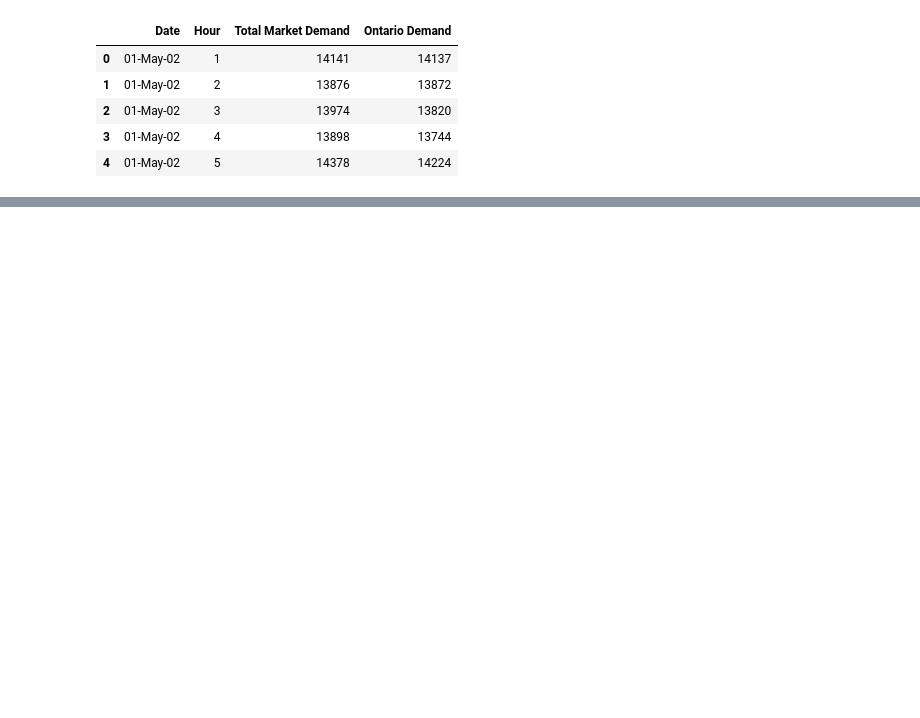
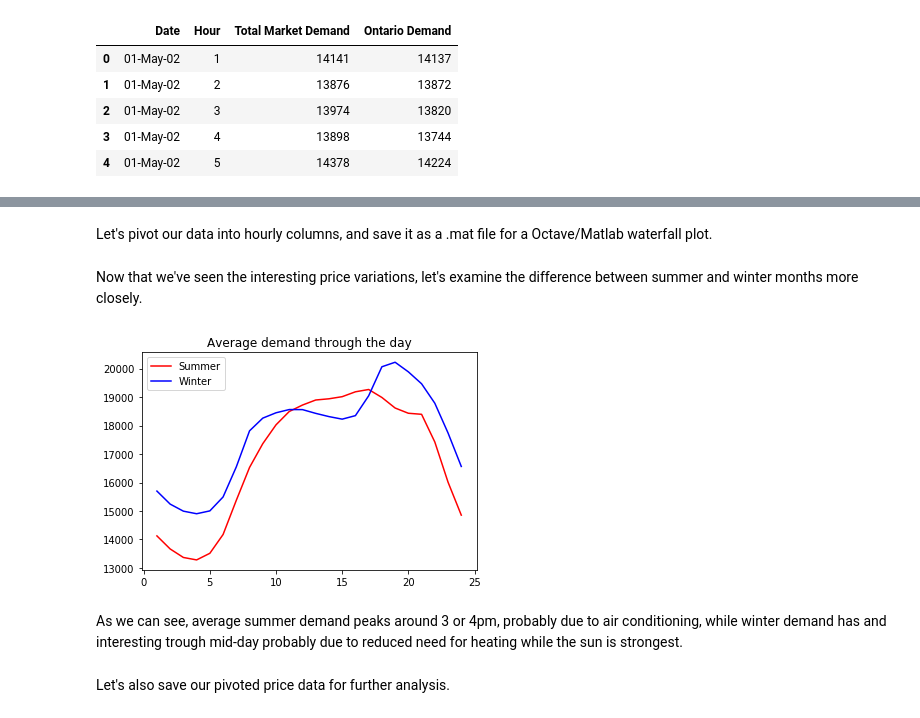
Before and after one commit to ikmckenz/electricity_cyclicality, a Jupyter notebook: OntarioElectricity.ipynb, the cells around one changed output, grey strips where cells are left out. Drawn from its saved outputs; the diff is of its cells as text; code cells hidden in the pictures; blank space fills up the shorter version.

Commit message:
add summer/winter plot to notebook

```diff
--- a/OntarioElectricity.ipynb
+++ b/OntarioElectricity.ipynb
@@ -53,3 +63,5 @@ plt.show()
+# %% [markdown]
+Let's pivot our data into hourly columns, and save it as a .mat file for a Octave/Matlab waterfall plot.
 # %%
 df = demand.copy(deep=True)
 df = parallelize_dataframe(df, to_datetime)
@@ -59,6 +71,28 @@ dates = df.index.strftime("%Y-%m-%d")
 
 scipy.io.savemat('data/z_values.mat', {'mdict': df.values})
 scipy.io.savemat('data/x_values.mat', {'mdict': dates})
+# %% [markdown]
+Now that we've seen the interesting price variations, let's examine the difference between summer and winter months more closely.
+# %%
+df = demand.copy(deep=True)
+df = parallelize_dataframe(df, to_datetime)
+df = df.pivot(index='Date', columns='Hour', values='Ontario Demand')
+# The warmest months in Toronto are June, July, and August, so we use [6,7,8]
+summer = df[df.index.month.isin([6, 7, 8])].mean()
+# The coldest months are January, Febuary, and December, so we use [1, 2, 12]
+winter = df[df.index.month.isin([1, 2, 12])].mean()
+# %%
+plt.plot(summer, 'r', label='Summer')
+plt.plot(winter, 'b', label='Winter')
+plt.title('Average demand through the day')
+plt.legend()
+plt.show()
+# %% [output]
+[figure, added]
+# %% [markdown]
+As we can see, average summer demand peaks around 3 or 4pm, probably due to air conditioning, while winter demand has and interesting trough mid-day probably due to reduced need for heating while the sun is strongest.
+# %% [markdown]
+Let's also save our pivoted price data for further analysis.
 # %%
 df = price.copy(deep=True)
 df = parallelize_dataframe(df, to_datetime)
```
Also changed, not shown: parts of 6 cells of this notebook, 4 other files.
